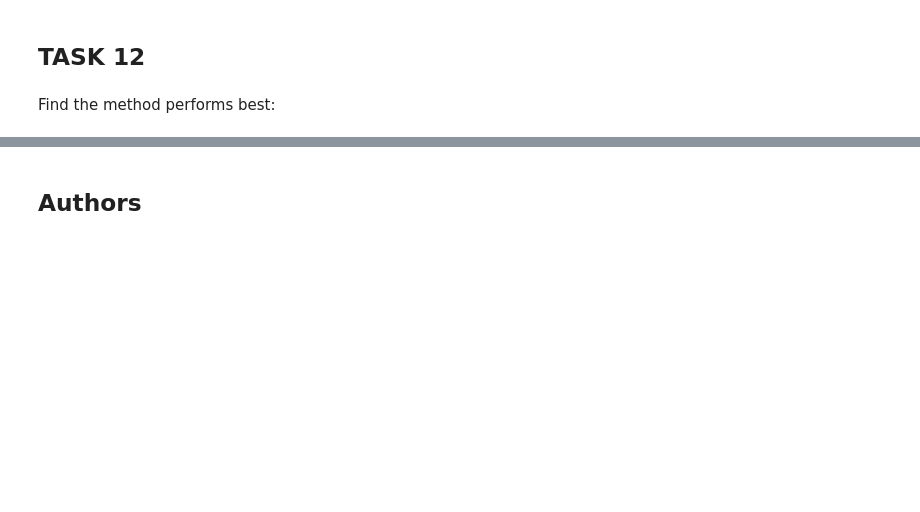
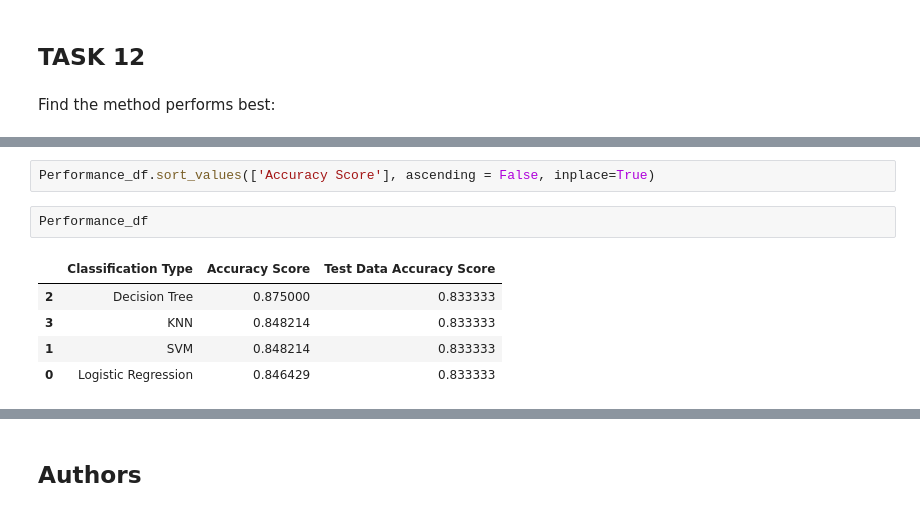
Before and after one commit to Genesis273/Falcon-9-Capstone-Project, a Jupyter notebook: Falcon 9 ML Prediction.ipynb, the cells around one changed output, grey strips where cells are left out. Drawn from its saved outputs; the diff is of its cells as text; blank space fills up the shorter version.

```diff
--- a/Falcon 9 ML Prediction.ipynb
+++ b/Falcon 9 ML Prediction.ipynb
@@ -364,0 +352,10 @@ This would be the output if the SVM part was successfull
+# %%
+Performance_df.sort_values(['Accuracy Score'], ascending = False, inplace=True)
+# %%
+Performance_df
+# %% [output]
+|  | Classification Type | Accuracy Score | Test Data Accuracy Score |
+| 2 | Decision Tree | 0.875000 | 0.833333 |
+| 3 | KNN | 0.848214 | 0.833333 |
+| 1 | SVM | 0.848214 | 0.833333 |
+| 0 | Logistic Regression | 0.846429 | 0.833333 |
```
Also changed, not shown: parts of 18 cells of this notebook.
